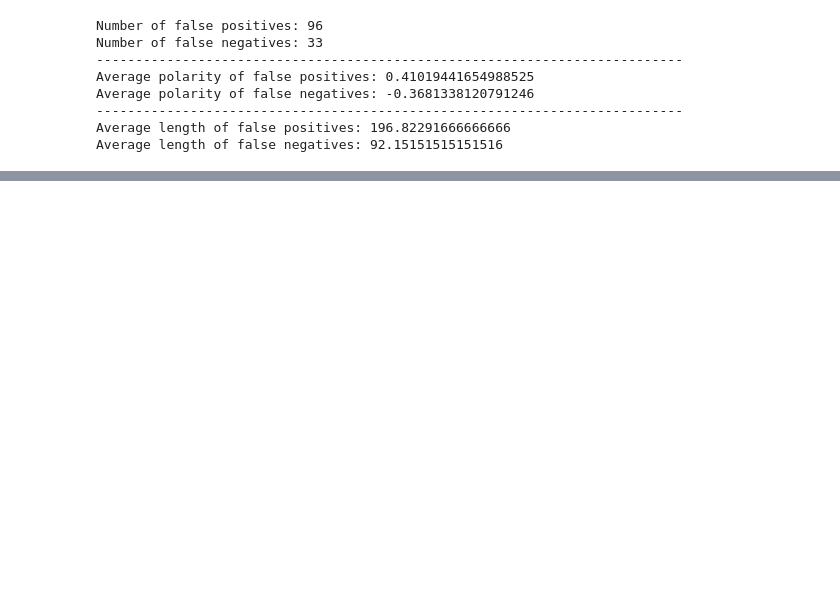
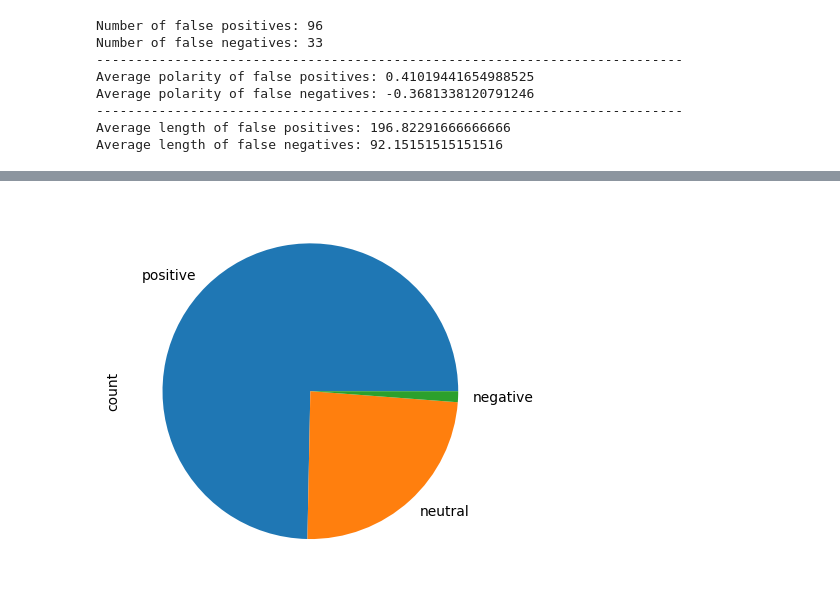
Before and after one commit to GDSC-IAU/Selection-Python, a Jupyter notebook: Project/SentimentAnalyzer.ipynb, the cells around one changed output, grey strips where cells are left out. Drawn from its saved outputs; the diff is of its cells as text; code cells hidden in the pictures; blank space fills up the shorter version.

Commit message:
Done with the sentiment (final)

```diff
--- a/Project/SentimentAnalyzer.ipynb
+++ b/Project/SentimentAnalyzer.ipynb
@@ -240,0 +241,4 @@ productDF
+# %%
+productF = pd.read_csv("productF.csv")
+productF = productF[productF["name"] == "Fire Tablet, 7 Display, Wi-Fi, 8 GB - Includes Special Offers, Magenta"]
+productF
@@ -240,0 +259,5 @@ productDF
+# %%
+productF["sentiment"].value_counts().plot(kind="pie")
+plt.show()
+# %% [output]
+[figure, added]
```
Also changed, not shown: parts of 5 cells of this notebook, 1 other file.
